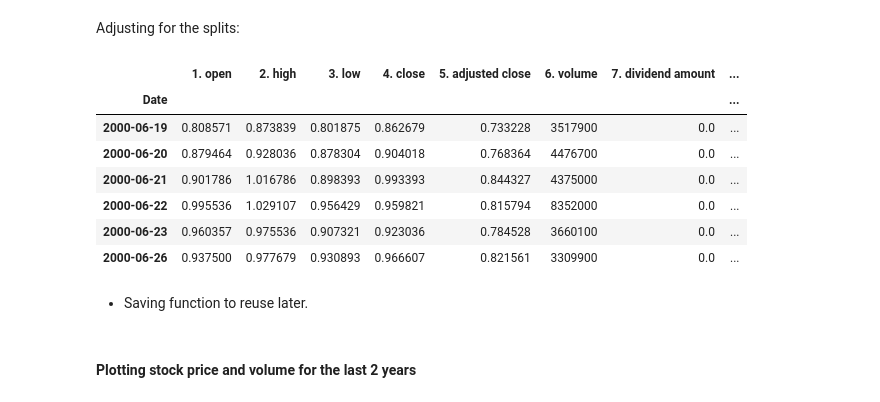
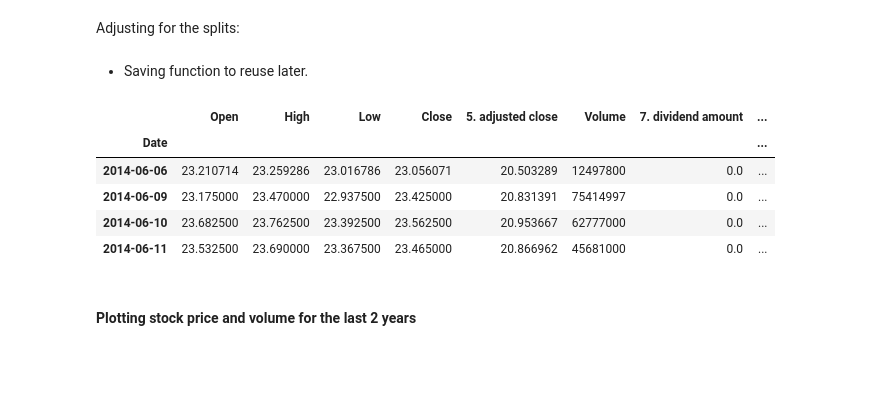
Before and after one commit to Folongton/Stock-Analysis, a Jupyter notebook: P1-Indicators-Chart-Analysis/P1-Chart-Analysis.ipynb, the cells around one changed output. Saved outputs shown, nothing was run; the diff lists cells and outputs as text; code cells hidden in the pictures; blank space fills up the shorter version.

```diff
--- a/P1-Indicators-Chart-Analysis/P1-Chart-Analysis.ipynb
+++ b/P1-Indicators-Chart-Analysis/P1-Chart-Analysis.ipynb
@@ -140,19 +134,5 @@ for split in splits.index:
 # %% [markdown]
 Adjusting for the splits:
-# %%
-aapl_d_source.loc['2000-06-19':'2000-06-26':-1]
-# aapl_d_source.loc['2005-02-24':'2005-03-01':-1]
-# aapl_d_source.loc['2014-06-06':'2014-06-11':-1]
-# aapl_d_source.loc['2020-08-27':'2020-09-02':-1]
-# %% [output]
-|  | 1. open | 2. high | 3. low | 4. close | 5. adjusted close | 6. volume | 7. dividend amount | ... |
-| Date |  |  |  |  |  |  |  | ... |
-| 2000-06-19 | 0.808571 | 0.873839 | 0.801875 | 0.862679 | 0.733228 | 3517900 | 0.0 | ... |
-| 2000-06-20 | 0.879464 | 0.928036 | 0.878304 | 0.904018 | 0.768364 | 4476700 | 0.0 | ... |
-| 2000-06-21 | 0.901786 | 1.016786 | 0.898393 | 0.993393 | 0.844327 | 4375000 | 0.0 | ... |
-| 2000-06-22 | 0.995536 | 1.029107 | 0.956429 | 0.959821 | 0.815794 | 8352000 | 0.0 | ... |
-| 2000-06-23 | 0.960357 | 0.975536 | 0.907321 | 0.923036 | 0.784528 | 3660100 | 0.0 | ... |
-| 2000-06-26 | 0.937500 | 0.977679 | 0.930893 | 0.966607 | 0.821561 | 3309900 | 0.0 | ... |
 # %% [markdown]
 * Saving function to reuse later.
 # %%
@@ -185,6 +166,18 @@ vz_d.name = 'VZ'
 growth = [aapl_d, baba_d, msft_d, tsla_d]
 value = [nem_d, vz_d]
 all_stocks = [aapl_d, baba_d, msft_d, nem_d, tsla_d, vz_d]
+# %%
+# aapl_d.loc['2000-06-19':'2000-06-26':1]
+# aapl_d.loc['2005-02-24':'2005-03-01':1]
+aapl_d.loc['2014-06-06':'2014-06-11':1]
+# aapl_d_.loc['2020-08-27':'2020-09-02':1]
+# %% [output]
+|  | Open | High | Low | Close | 5. adjusted close | Volume | 7. dividend amount | ... |
+| Date |  |  |  |  |  |  |  | ... |
+| 2014-06-06 | 23.210714 | 23.259286 | 23.016786 | 23.056071 | 20.503289 | 12497800 | 0.0 | ... |
+| 2014-06-09 | 23.175000 | 23.470000 | 22.937500 | 23.425000 | 20.831391 | 75414997 | 0.0 | ... |
+| 2014-06-10 | 23.682500 | 23.762500 | 23.392500 | 23.562500 | 20.953667 | 62777000 | 0.0 | ... |
+| 2014-06-11 | 23.532500 | 23.690000 | 23.367500 | 23.465000 | 20.866962 | 45681000 | 0.0 | ... |
 # %% [markdown]
 #### Plotting stock price and volume for the last 2 years
 # %%
```
Also changed, not shown: parts of 11 cells of this notebook.
